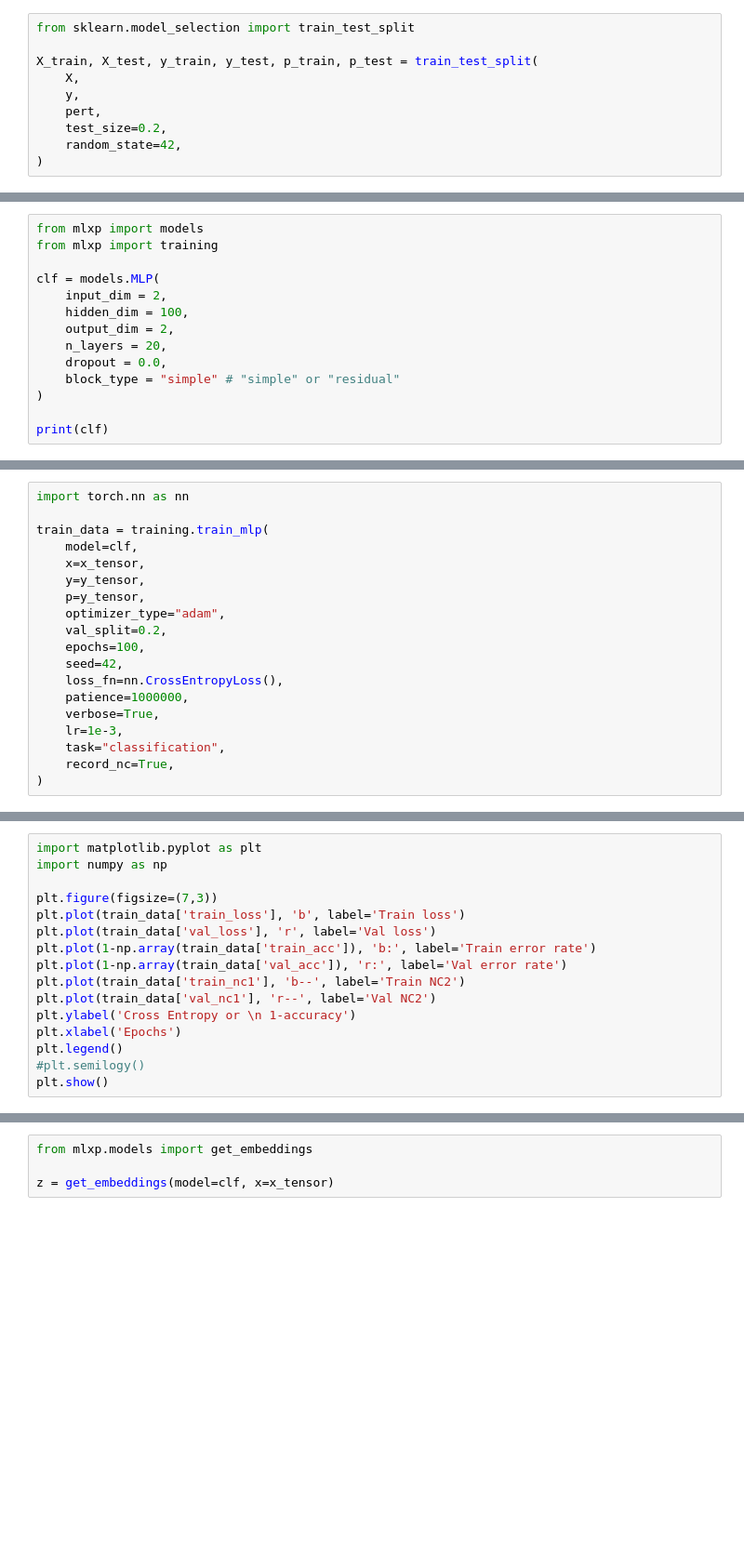
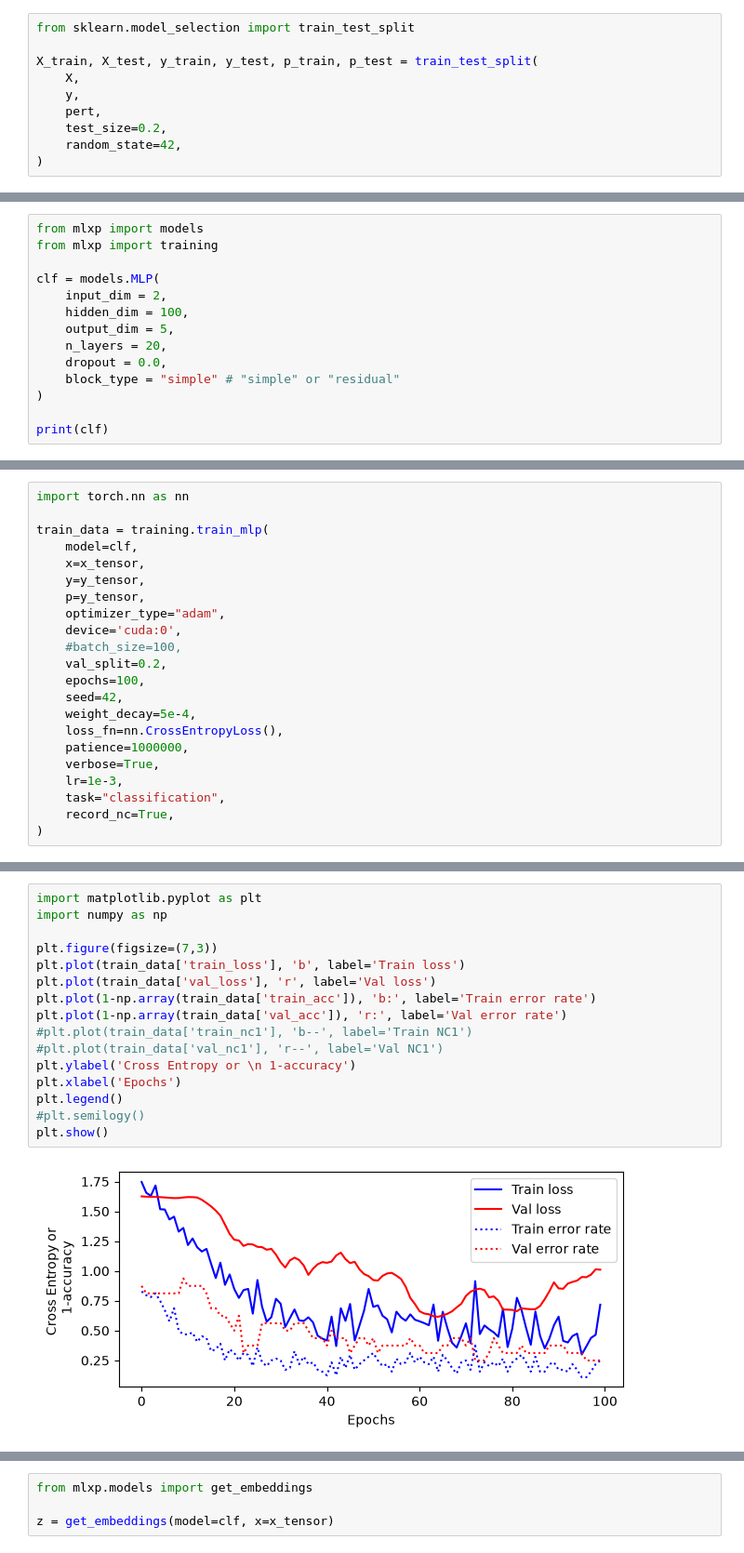
Before and after one commit to tiagoft/mlxp, a Jupyter notebook: notebooks/02-colapse_soft_embeddings.ipynb, the cells around one changed output, grey strips where cells are left out. Shown at 93% size. Saved outputs shown, nothing was run; the diff lists cells and outputs as text; blank space fills up the shorter version.

Commit message:
fix: device for training is more consistent now

```diff
--- a/notebooks/02-colapse_soft_embeddings.ipynb
+++ b/notebooks/02-colapse_soft_embeddings.ipynb
@@ -62,7 +98,7 @@ from mlxp import training
 clf = models.MLP(
     input_dim = 2,
     hidden_dim = 100,
-    output_dim = 2,
+    output_dim = 5,
     n_layers = 20,
     dropout = 0.0,
     block_type = "simple" # "simple" or "residual"
@@ -78,9 +128,12 @@ train_data = training.train_mlp(
     y=y_tensor,
     p=y_tensor,
     optimizer_type="adam",
+    device='cuda:0',
+    #batch_size=100,
     val_split=0.2,
     epochs=100,
     seed=42,
+    weight_decay=5e-4,
     loss_fn=nn.CrossEntropyLoss(),
     patience=1000000,
     verbose=True,
@@ -91,19 +162,21 @@ train_data = training.train_mlp(
 # %%
 import matplotlib.pyplot as plt
 import numpy as np
 
 plt.figure(figsize=(7,3))
 plt.plot(train_data['train_loss'], 'b', label='Train loss')
 plt.plot(train_data['val_loss'], 'r', label='Val loss')
 plt.plot(1-np.array(train_data['train_acc']), 'b:', label='Train error rate')
 plt.plot(1-np.array(train_data['val_acc']), 'r:', label='Val error rate')
-plt.plot(train_data['train_nc1'], 'b--', label='Train NC2')
-plt.plot(train_data['val_nc1'], 'r--', label='Val NC2')
+#plt.plot(train_data['train_nc1'], 'b--', label='Train NC1')
+#plt.plot(train_data['val_nc1'], 'r--', label='Val NC1')
 plt.ylabel('Cross Entropy or \n 1-accuracy')
 plt.xlabel('Epochs')
 plt.legend()
 #plt.semilogy()
 plt.show()
+# %% [output]
+[figure, added]
 # %%
 plt.figure(figsize=(7,3))
 
```
Also changed, not shown: parts of 9 cells of this notebook, 1 other file.
